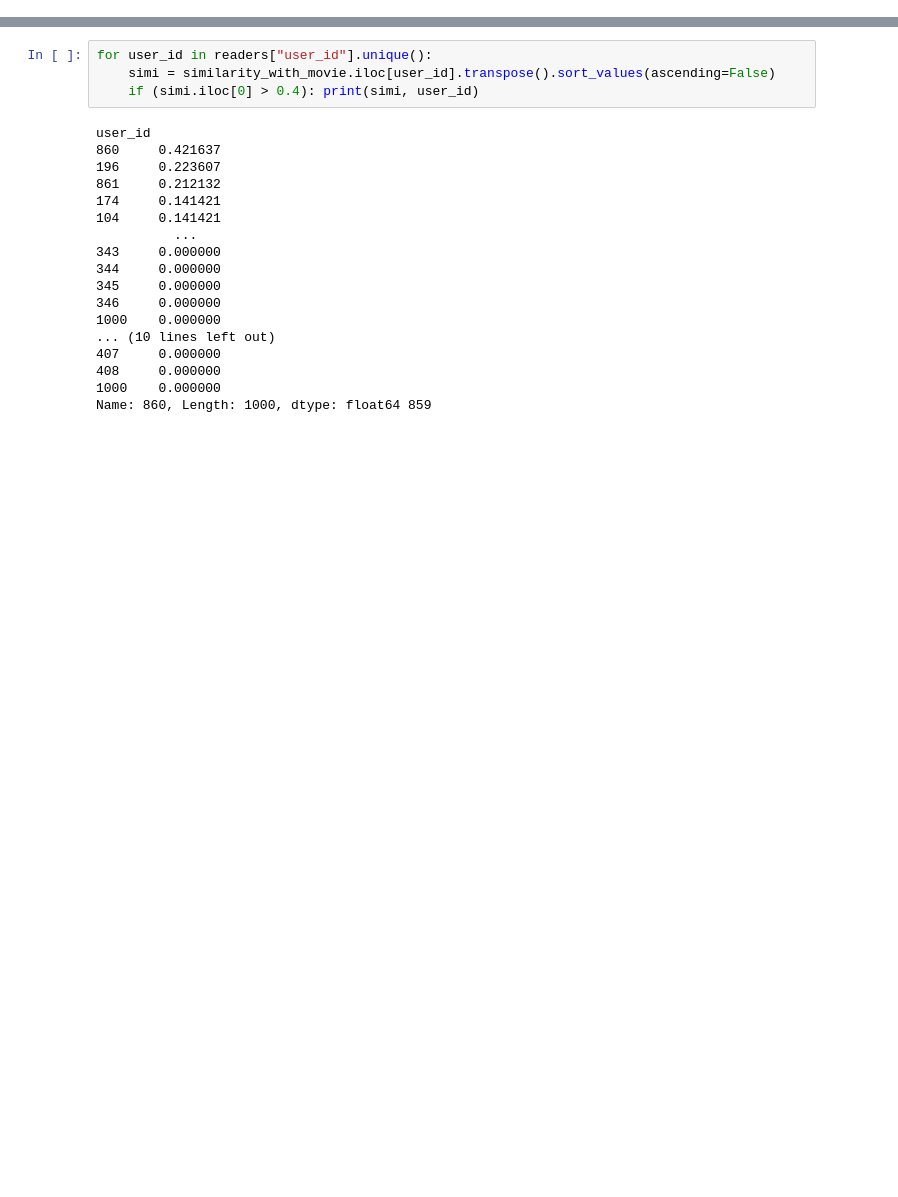
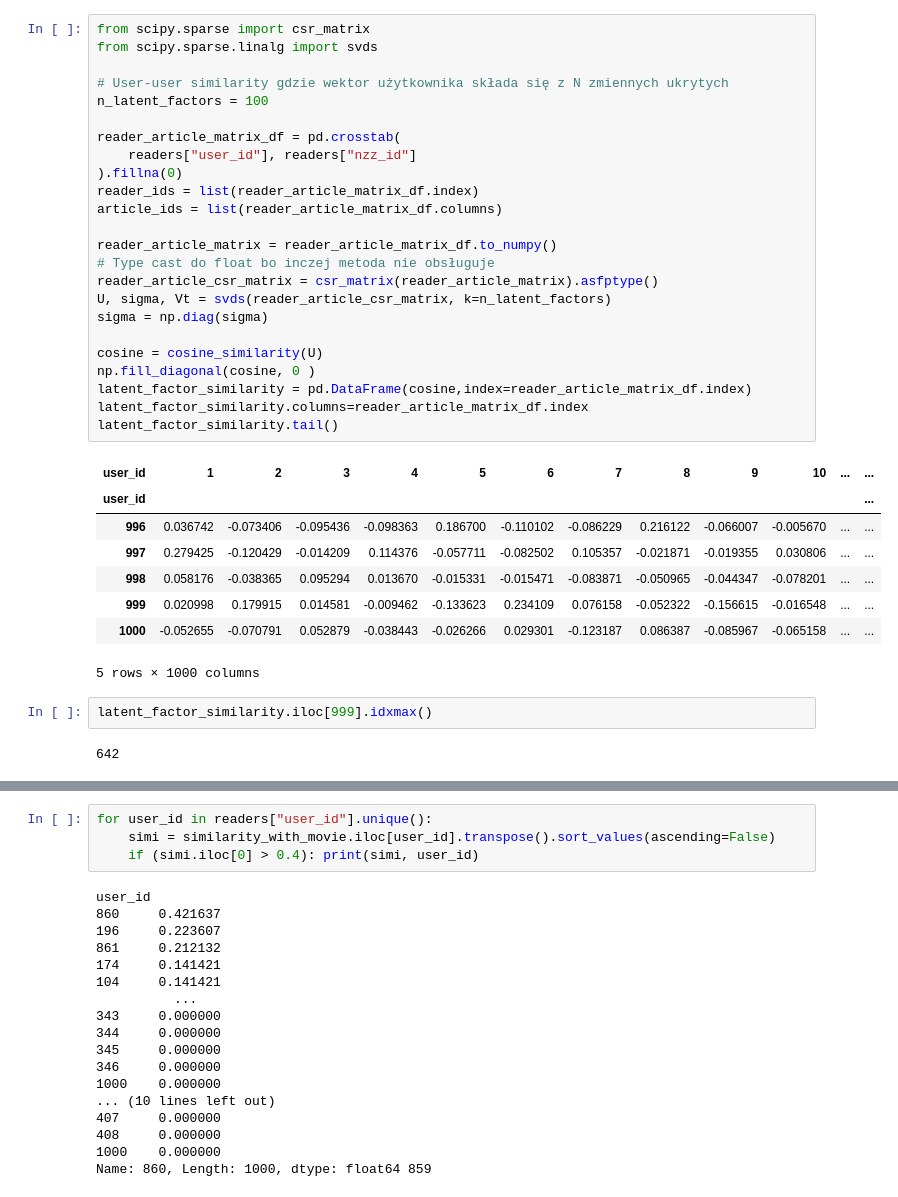
Before and after one commit to amakarewicz/RecommenderSystem, a Jupyter notebook: Kamil/notebooks/user_user_similarity.ipynb, the cells around one changed output, grey strips where cells are left out. Cells and saved outputs as stored; diff of their text form; blank space fills up the shorter version.

```diff
--- a/Kamil/notebooks/user_user_similarity.ipynb
+++ b/Kamil/notebooks/user_user_similarity.ipynb
@@ -37,0 +115,37 @@ similarity_with_movie.head()
+# %%
+from scipy.sparse import csr_matrix
+from scipy.sparse.linalg import svds
+
+# User-user similarity gdzie wektor użytkownika składa się z N zmiennych ukrytych
+n_latent_factors = 100
+
+reader_article_matrix_df = pd.crosstab(
+    readers["user_id"], readers["nzz_id"]
+).fillna(0)
+reader_ids = list(reader_article_matrix_df.index)
+article_ids = list(reader_article_matrix_df.columns)
+
+reader_article_matrix = reader_article_matrix_df.to_numpy()
+# Type cast do float bo inczej metoda nie obsługuje
+reader_article_csr_matrix = csr_matrix(reader_article_matrix).asfptype()
+U, sigma, Vt = svds(reader_article_csr_matrix, k=n_latent_factors)
+sigma = np.diag(sigma)
+
+cosine = cosine_similarity(U)
+np.fill_diagonal(cosine, 0 )
+latent_factor_similarity = pd.DataFrame(cosine,index=reader_article_matrix_df.index)
+latent_factor_similarity.columns=reader_article_matrix_df.index
+latent_factor_similarity.tail()
+# %% [output]
+| user_id | 1 | 2 | 3 | 4 | 5 | 6 | 7 | 8 | 9 | 10 | ... | ... |
+| user_id |  |  |  |  |  |  |  |  |  |  |  | ... |
+| 996 | 0.036742 | -0.073406 | -0.095436 | -0.098363 | 0.186700 | -0.110102 | -0.086229 | 0.216122 | -0.066007 | -0.005670 | ... | ... |
+| 997 | 0.279425 | -0.120429 | -0.014209 | 0.114376 | -0.057711 | -0.082502 | 0.105357 | -0.021871 | -0.019355 | 0.030806 | ... | ... |
+| 998 | 0.058176 | -0.038365 | 0.095294 | 0.013670 | -0.015331 | -0.015471 | -0.083871 | -0.050965 | -0.044347 | -0.078201 | ... | ... |
+| 999 | 0.020998 | 0.179915 | 0.014581 | -0.009462 | -0.133623 | 0.234109 | 0.076158 | -0.052322 | -0.156615 | -0.016548 | ... | ... |
+| 1000 | -0.052655 | -0.070791 | 0.052879 | -0.038443 | -0.026266 | 0.029301 | -0.123187 | 0.086387 | -0.085967 | -0.065158 | ... | ... |
+5 rows × 1000 columns
+# %%
+latent_factor_similarity.iloc[999].idxmax()
+# %% [output]
+642
```
Also changed, not shown: parts of 13 cells of this notebook, 7 other files.
